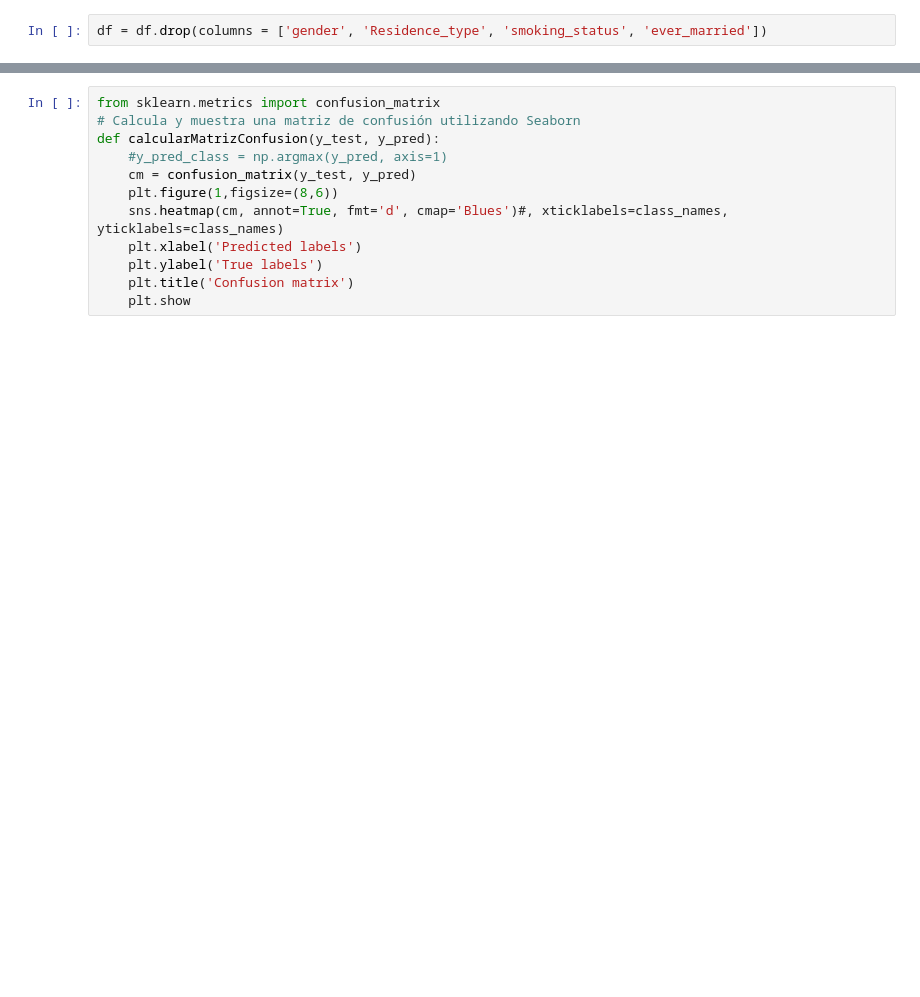
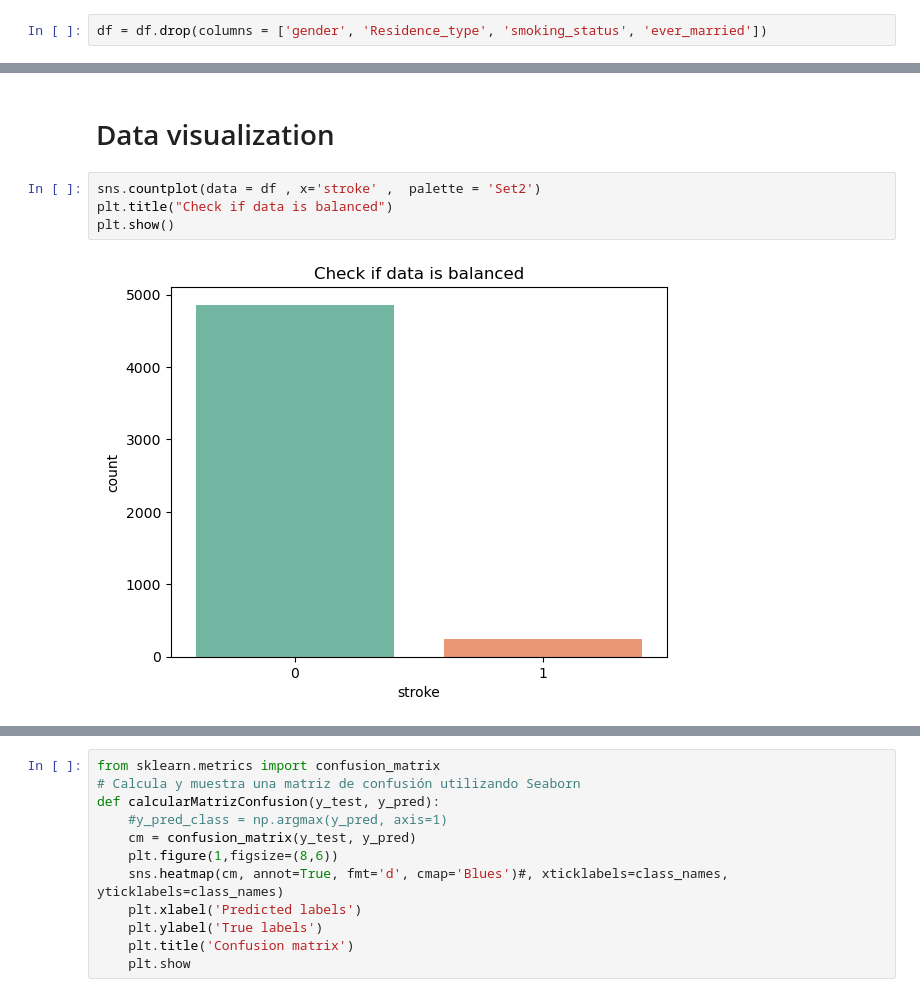
Before and after one commit to lidiamayor/MachineLearning-project, a Jupyter notebook: notebook.ipynb, the cells around one changed output, grey strips where cells are left out. Drawn from its saved outputs; the diff is of its cells as text; blank space fills up the shorter version.

```diff
--- a/notebook.ipynb
+++ b/notebook.ipynb
@@ -46,0 +111,8 @@ plt.show()
+# %% [markdown]
+# Data visualization
+# %%
+sns.countplot(data = df , x='stroke' ,  palette = 'Set2')
+plt.title("Check if data is balanced")
+plt.show()
+# %% [output]
+[figure, added]
```
Also changed, not shown: parts of 36 cells of this notebook, 3 other files.
